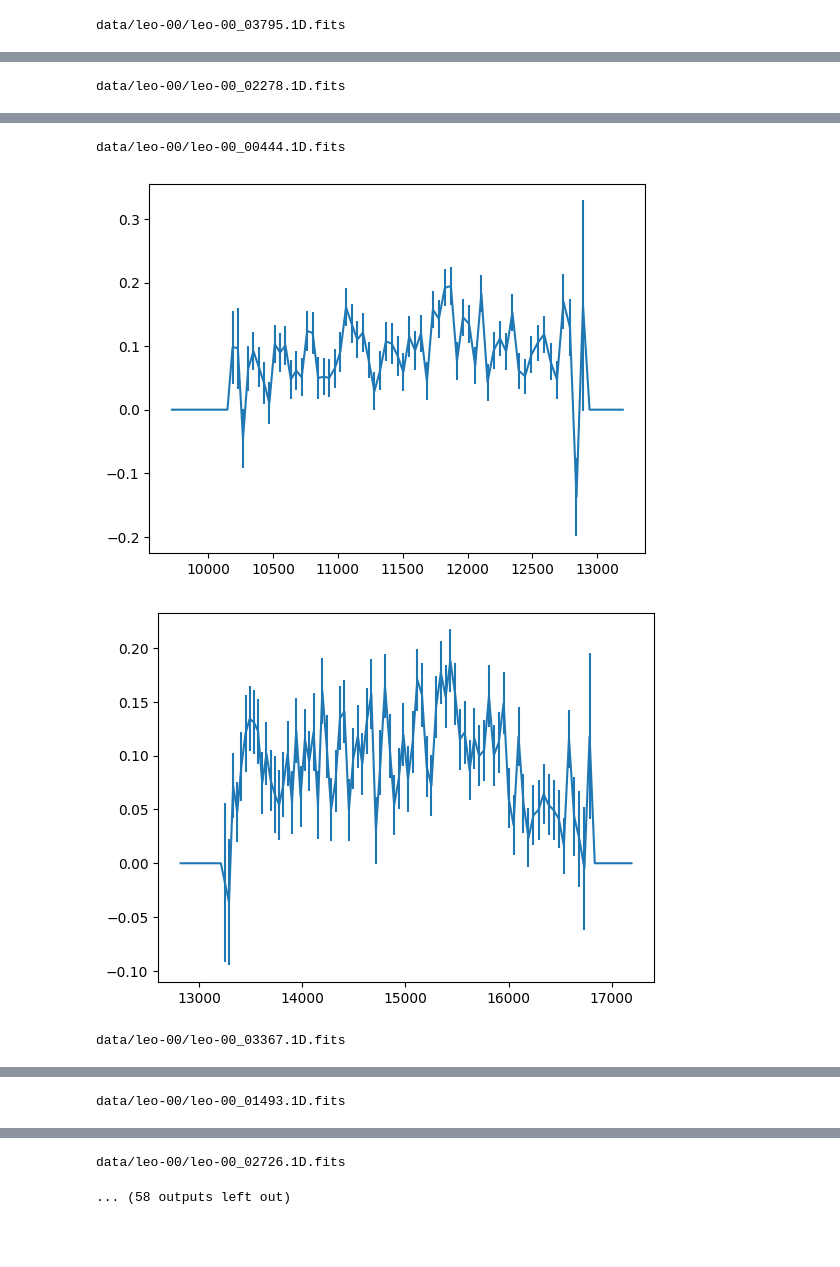
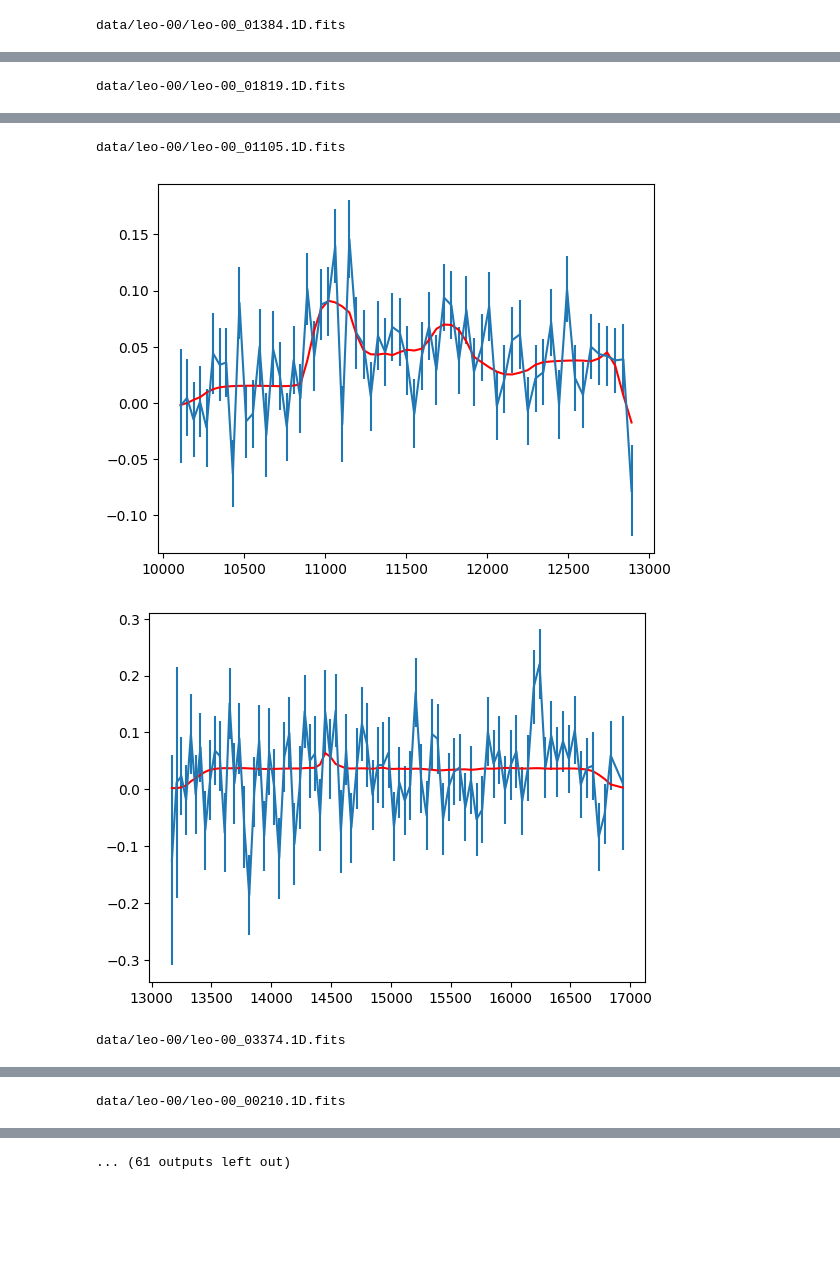
Before and after one commit to 2003cy/ssl_outthere, a Jupyter notebook: images/OUTTHERE/check_image_and_spectra.ipynb, the cells around one changed output, grey strips where cells are left out. Drawn from its saved outputs; the diff is of its cells as text; code cells hidden in the pictures.

```diff
--- a/images/OUTTHERE/check_image_and_spectra.ipynb
+++ b/images/OUTTHERE/check_image_and_spectra.ipynb
@@ -9,5 +32,4 @@ master_cat = Table.read('spectra-fitting.fits')
 # %%
-
 for obj in master_cat[sample(range(len(master_cat[master_cat['field']=='leo-00'])),30)]:
     data_path = f"data/{obj['field']}/{obj['field']}_{str(obj['id']).zfill(5)}.1D.fits"
     print(data_path)
@@ -15,8 +37,11 @@ for obj in master_cat[sample(range(len(master_cat[master_cat['field']=='leo-00']
         for hdu in hdul:
             if hdu.name in ['F115W','F150W','F200W']:
                 spec = Table(hdu.data)
-
-                plt.errorbar(spec['wave'],spec['flux'],yerr=spec['err'])
+                wave, flux, err, line = spec['wave'], spec['flux'], spec['err'], spec['line']
+                mask = flux != 0
+                wave, flux, err = wave[mask], flux[mask], err[mask]
+                plt.errorbar(wave, flux, yerr=err)
+                plt.plot(wave, line[mask], color='red')
                 plt.show()
 # %% [output]
-data/leo-00/leo-00_03795.1D.fits
+data/leo-00/leo-00_01384.1D.fits
@@ -24 +49 @@ data/leo-00/leo-00_03795.1D.fits
-data/leo-00/leo-00_02278.1D.fits
+data/leo-00/leo-00_01819.1D.fits
@@ -26,4 +51,4 @@ data/leo-00/leo-00_02278.1D.fits
-data/leo-00/leo-00_00444.1D.fits
+data/leo-00/leo-00_01105.1D.fits
-[figure, old version]
+[figure, new version]
-[figure, old version]
+[figure, new version]
-data/leo-00/leo-00_03367.1D.fits
+data/leo-00/leo-00_03374.1D.fits
@@ -31 +56 @@ data/leo-00/leo-00_03367.1D.fits
-data/leo-00/leo-00_01493.1D.fits
+data/leo-00/leo-00_00210.1D.fits
@@ -33,4 +59,3 @@ data/leo-00/leo-00_01493.1D.fits
-data/leo-00/leo-00_02726.1D.fits
+... (61 outputs left out)
-... (58 outputs left out)
 # %% [markdown]
 #
```
Also changed, not shown: parts of 2 cells of this notebook, 8 other files.
